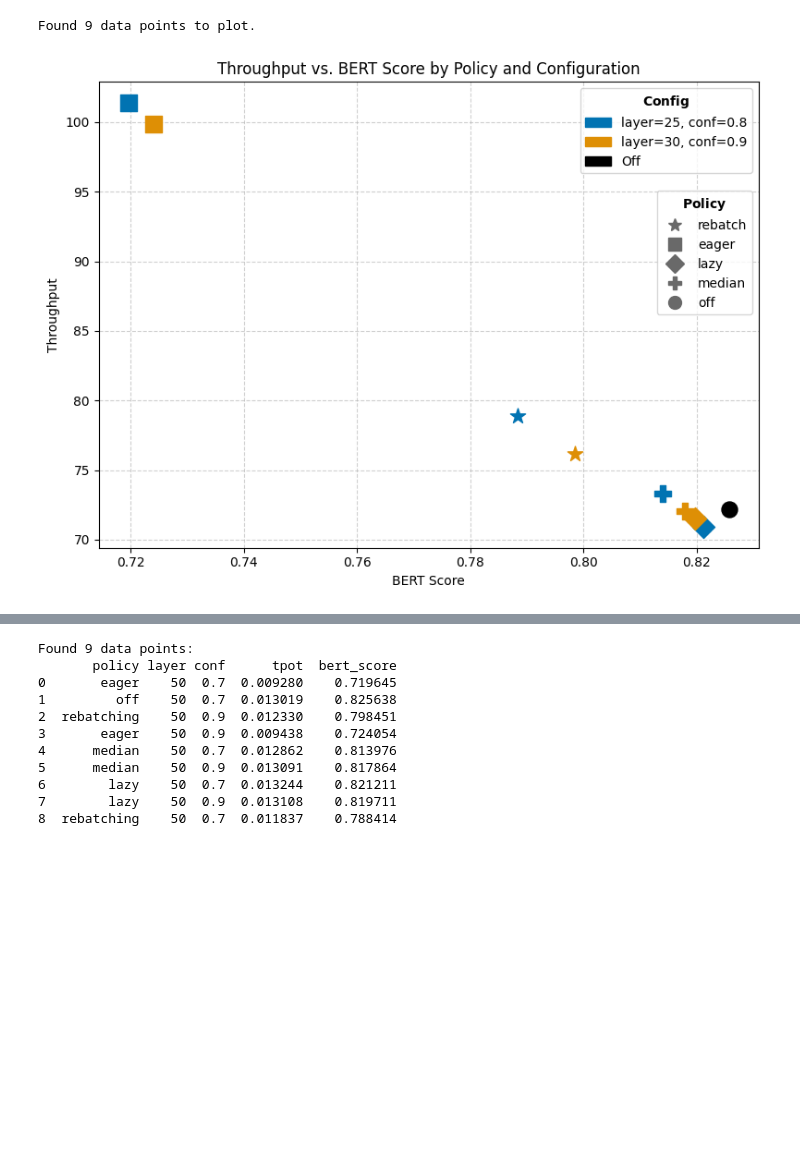
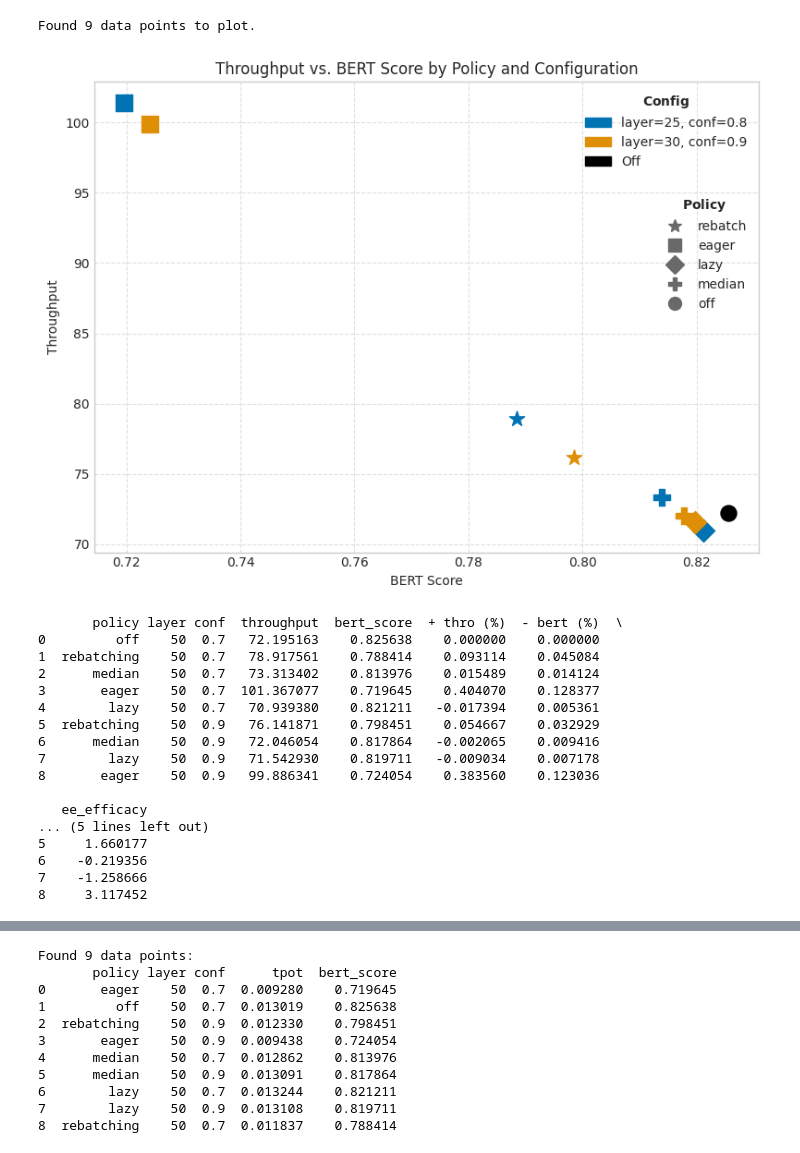
Before and after one commit to xutingl/vattention-ee, a Jupyter notebook: outputs_70b/figure.ipynb, the cells around one changed output, grey strips where cells are left out. Saved outputs shown, nothing was run; the diff lists cells and outputs as text; code cells hidden in the pictures; blank space fills up the shorter version.

Commit message:
70b figures and multi

```diff
--- a/outputs_70b/figure.ipynb
+++ b/outputs_70b/figure.ipynb
@@ -98,31 +98,59 @@ def plot_throughput_vs_bert_from_csvs(data_dir):
     ]
     # Create the first legend and specify its location
     config_legend = ax.legend(handles=config_handles, title="$\\bf{Config}$",
                               loc='upper right', bbox_to_anchor=(1, 1))
 
     # **Add the first legend to the axes manually**
     ax.add_artist(config_legend)
 
     # 2. Create handles for the "Policy" legend (markers)
     policy_order = ["rebatching", "eager", "lazy", "median", "off"]
     policy_handles = [
         mlines.Line2D([], [], color='dimgrey', marker=policies[p]['marker'],
                       linestyle='None', markersize=10, label=policies[p]['label'])
         for p in policy_order
     ]
     # Create the second legend, placing it below the first one by adjusting
     # the vertical component of `bbox_to_anchor`.
     ax.legend(handles=policy_handles, title="$\\bf{Policy}$",
               loc='upper right', bbox_to_anchor=(1, 0.78))
 
     # --- Final Touches ---
     ax.set_xlabel("BERT Score")
     ax.set_ylabel("Throughput")
     ax.set_title("Throughput vs. BERT Score by Policy and Configuration")
     ax.grid(True, linestyle='--', alpha=0.6)
     plt.tight_layout()
     plt.show()
+
+    off_throughput = plot_df[plot_df["policy"] == "off"]["throughput"].mean()
+    off_bert_score = plot_df[plot_df["policy"] == "off"]["bert_score"].mean()
+    improvement_in_throughput = (plot_df["throughput"] - off_throughput) / off_throughput
+    decrease_in_bert = (off_bert_score - plot_df["bert_score"]) / off_bert_score
+    ee_efficacy = improvement_in_throughput / decrease_in_bert
+    plot_df["+ thro (%)"] = improvement_in_throughput
+    plot_df["- bert (%)"] = decrease_in_bert
+    plot_df["ee_efficacy"] = ee_efficacy
+    print(plot_df)
+
 plot_throughput_vs_bert_from_csvs(data_dir)
 # %% [output]
 Found 9 data points to plot.
-[figure, old version]
+[figure, new version]
+       policy layer conf  throughput  bert_score  + thro (%)  - bert (%)  \
+0         off    50  0.7   72.195163    0.825638    0.000000    0.000000
+1  rebatching    50  0.7   78.917561    0.788414    0.093114    0.045084
+2      median    50  0.7   73.313402    0.813976    0.015489    0.014124
+3       eager    50  0.7  101.367077    0.719645    0.404070    0.128377
+4        lazy    50  0.7   70.939380    0.821211   -0.017394    0.005361
+5  rebatching    50  0.9   76.141871    0.798451    0.054667    0.032929
+6      median    50  0.9   72.046054    0.817864   -0.002065    0.009416
+7        lazy    50  0.9   71.542930    0.819711   -0.009034    0.007178
+8       eager    50  0.9   99.886341    0.724054    0.383560    0.123036
+
+   ee_efficacy
+... (5 lines left out)
+5     1.660177
+6    -0.219356
+7    -1.258666
+8     3.117452
```
Also changed, not shown: parts of 5 cells of this notebook, 7 other files.
